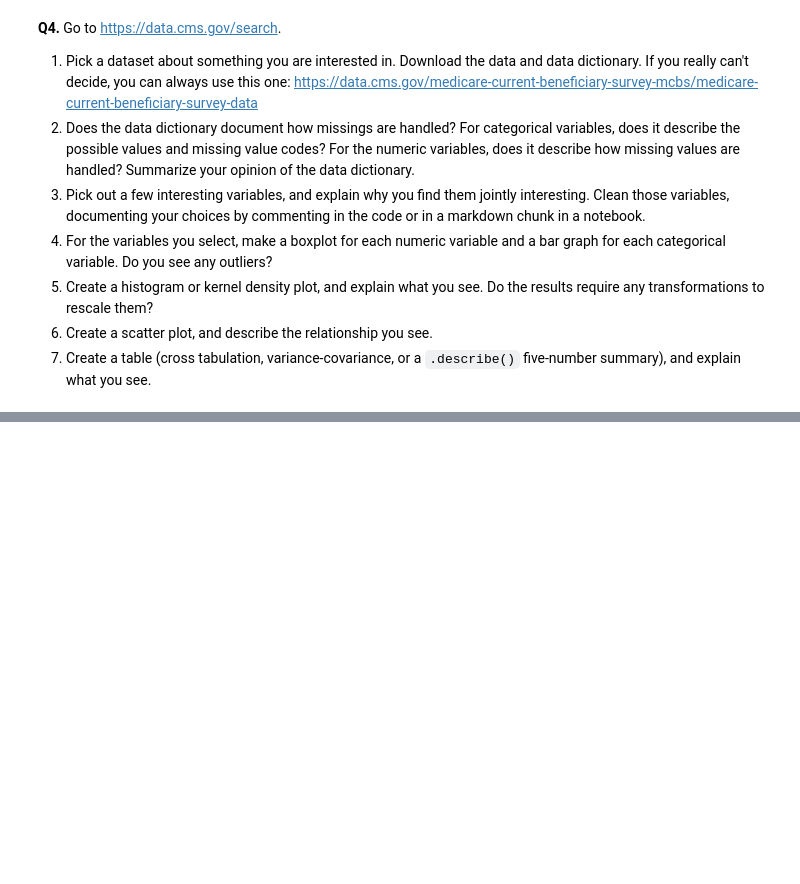
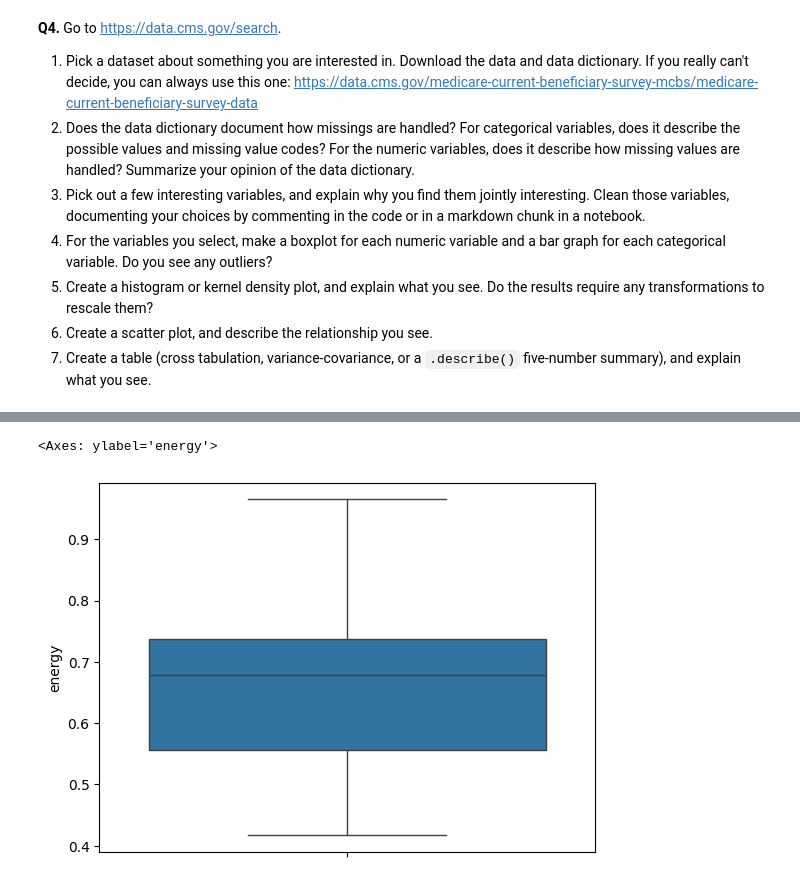
Before and after one commit to PavanVinja/visualization, a Jupyter notebook: assignment/assignment.ipynb, the cells around one changed output, grey strips where cells are left out. Saved outputs shown, nothing was run; the diff lists cells and outputs as text; code cells hidden in the pictures; blank space fills up the shorter version.

```diff
--- a/assignment/assignment.ipynb
+++ b/assignment/assignment.ipynb
@@ -226,0 +347,5 @@ For some context, the Federal government ultimately spent about $4.4 trillion in
+# %%
+sns.boxplot(df['energy'])
+# %% [output]
+<Axes: ylabel='energy'>
+[figure, added]
```
Also changed, not shown: parts of 17 cells of this notebook.
